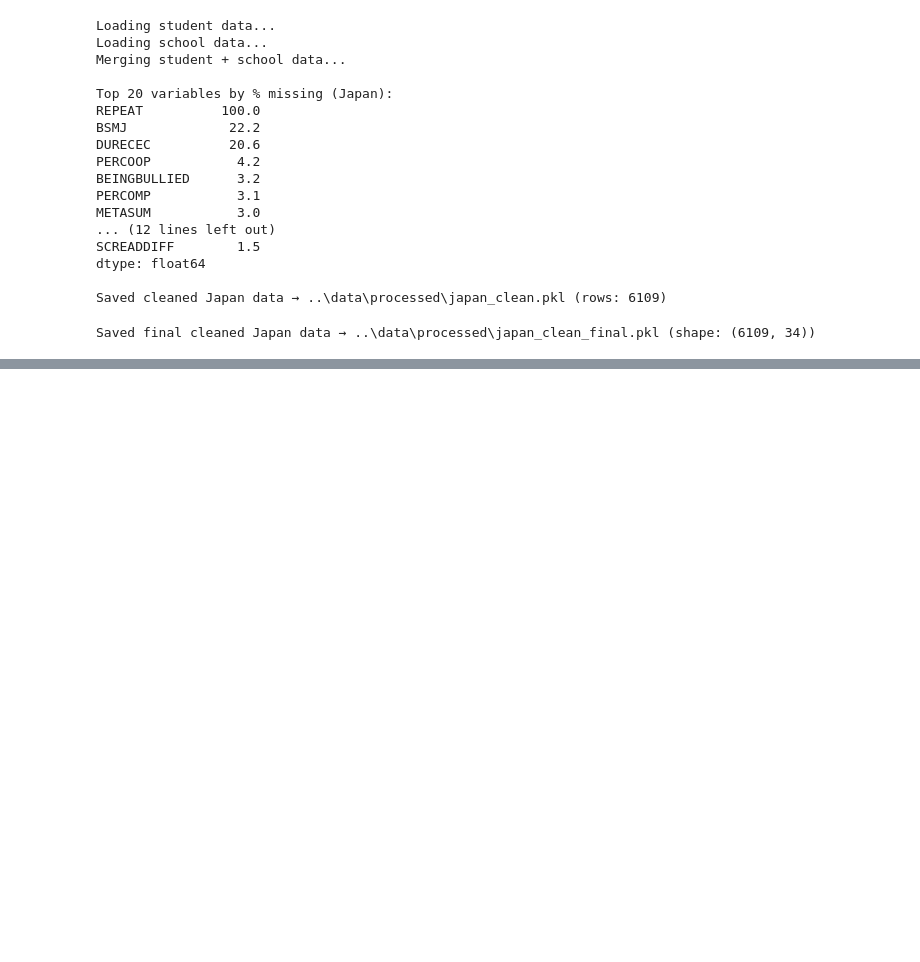
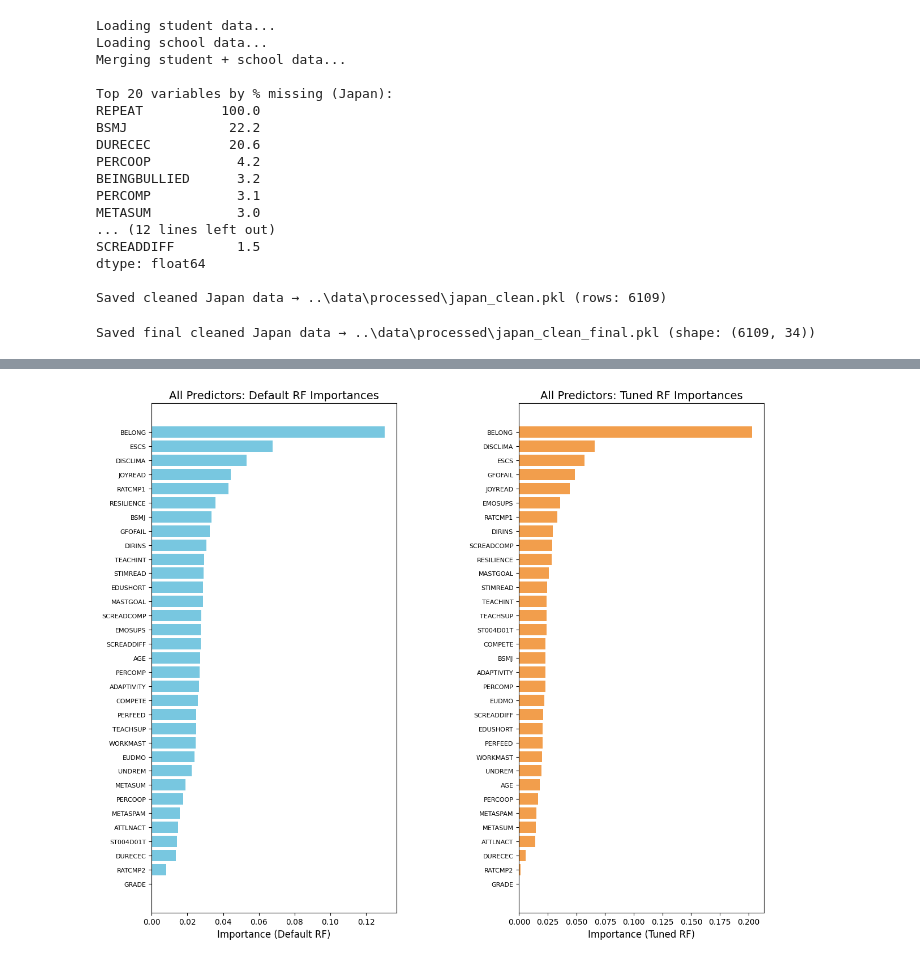
Before and after one commit to adhiv2007/EduMinds-Research, a Jupyter notebook: notebooks/01_load_clean_jpn.ipynb, the cells around one changed output, grey strips where cells are left out. Saved outputs shown, nothing was run; the diff lists cells and outputs as text; code cells hidden in the pictures; blank space fills up the shorter version.

Commit message:
rf, lgb, xgb, and graphs

```diff
--- a/notebooks/01_load_clean_jpn.ipynb
+++ b/notebooks/01_load_clean_jpn.ipynb
@@ -125,0 +301,67 @@ Saved final cleaned Japan data → ..\data\processed\japan_clean_final.pkl (shap
+# %%
+import pandas as pd
+import numpy as np
+from sklearn.ensemble import RandomForestRegressor
+import matplotlib.pyplot as plt
+
+df = pd.read_pickle("../data/processed/japan_clean_final.pkl") #loads the final cleaned Japan data
+df = df.dropna(subset = ["BEINGBULLIED"]) #drops rows with missing values in the dependent variable
+
+X = df.drop(columns = ["BEINGBULLIED"])
+y = df["BEINGBULLIED"]
+
+feature_names = X.columns.tolist() #stores the names of all features
+
+rf_default = RandomForestRegressor(n_estimators = 100, random_state = 42)
+
+tuned_rf = RandomForestRegressor(
+    n_estimators = 100,
+    max_depth = 20,
+    max_features = 0.5,
+    min_samples_leaf = 10,
+    random_state = 42
+)
+
+rf_default.fit(X,y)
+tuned_rf.fit(X,y)
+
+imp_default = rf_default.feature_importances_
+imp_tuned = tuned_rf.feature_importances_
+
+df_imp_default = (
+    pd.DataFrame({"feature": feature_names, "importance": imp_default})
+      .sort_values("importance", ascending=True)
+)
+
+df_imp_tuned = (
+    pd.DataFrame({"feature": feature_names, "importance": imp_tuned})
+      .sort_values("importance", ascending=True)
+)
+
+fig, axes = plt.subplots(1, 2, figsize=(12, 10), sharex=False)
+
+axes[0].barh(
+    df_imp_default["feature"],
+    df_imp_default["importance"],
+    color="#78C7E0"
+)
+axes[0].set_title("All Predictors: Default RF Importances", fontsize=14)
+axes[0].set_xlabel("Importance (Default RF)", fontsize=12)
+axes[0].tick_params(axis="y", labelsize=8)
+
+#Tuned RF plot
+axes[1].barh(
+    df_imp_tuned["feature"],
+    df_imp_tuned["importance"],
+    color="#F29E4C"
+)
+axes[1].set_title("All Predictors: Tuned RF Importances", fontsize=14)
+axes[1].set_xlabel("Importance (Tuned RF)", fontsize=12)
+axes[1].tick_params(axis="y", labelsize=8)
+
+# Layout tweaks
+plt.tight_layout()
+plt.subplots_adjust(wspace=0.5)  # add horizontal space between plots
+plt.show()
+# %% [output]
+[figure, added]
```
Also changed, not shown: parts of 19 cells of this notebook.
